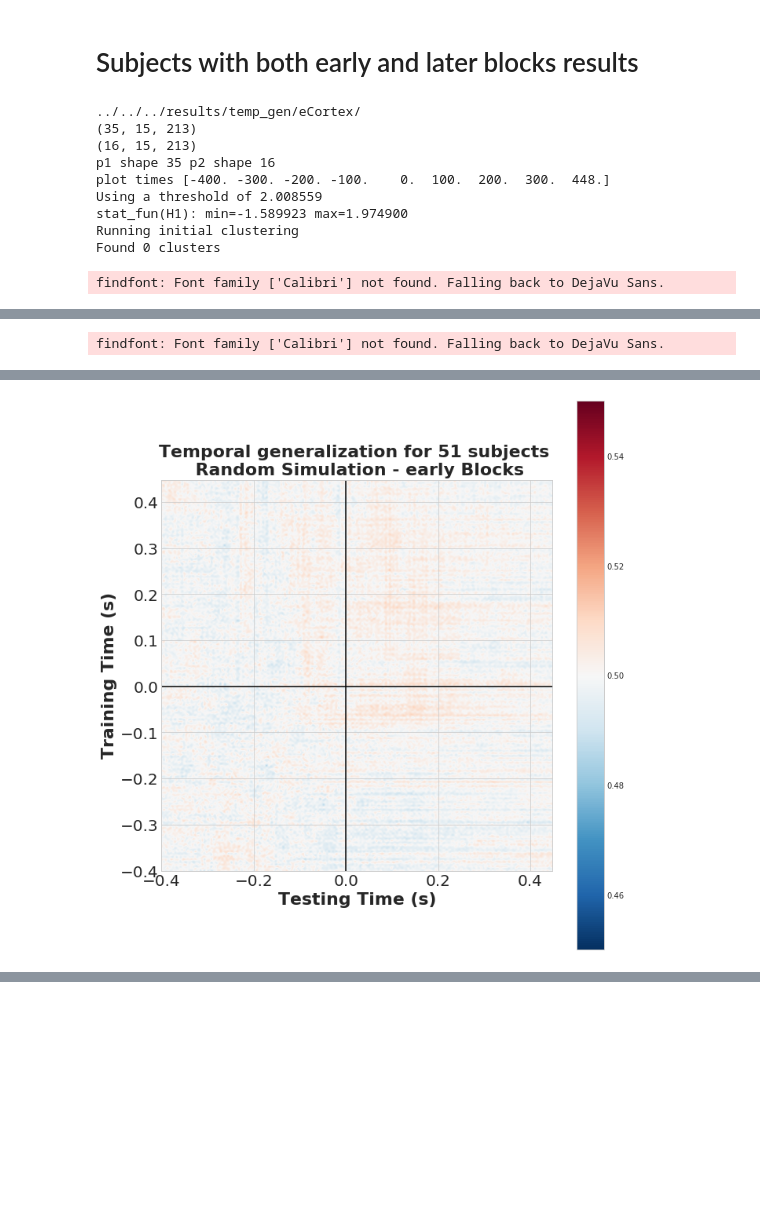
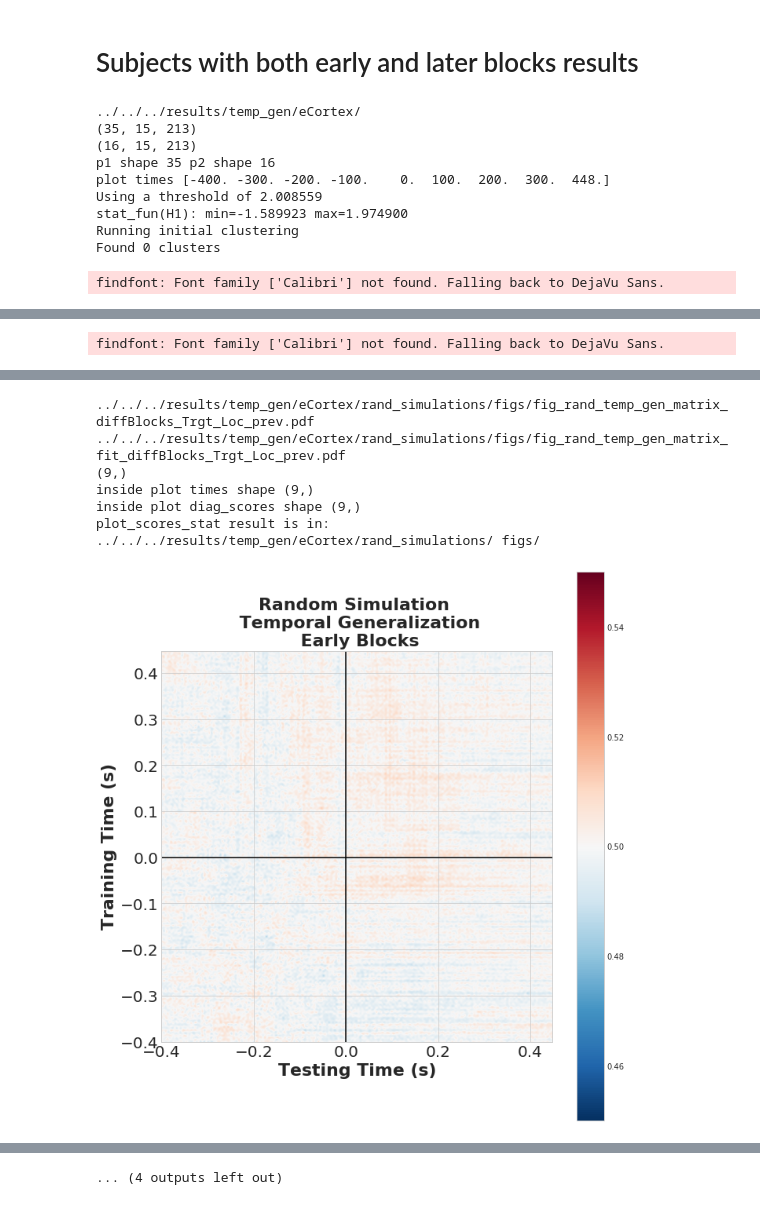
Before and after one commit to MaryZolfaghar/SPLT_EEG, a Jupyter notebook: jupyter/finals/final_genResults_randomSimulation_myData_may0520.ipynb, the cells around one changed output, grey strips where cells are left out. Saved outputs shown, nothing was run; the diff lists cells and outputs as text; code cells hidden in the pictures; blank space fills up the shorter version.

```diff
--- a/jupyter/finals/final_genResults_randomSimulation_myData_may0520.ipynb
+++ b/jupyter/finals/final_genResults_randomSimulation_myData_may0520.ipynb
@@ -422,7 +414,7 @@ def plot_scores(args, title, scores, fig_str,vmin, vmax):
 
     ax.set_xlabel('Testing Time (s)', fontproperties=font, fontsize=22, fontweight='bold')
     ax.set_ylabel('Training Time (s)', fontproperties=font, fontsize=22, fontweight='bold')
-    ax.set_title('Temporal generalization for %s subjects \n %s' %(num_tot_subjects, title), fontproperties=font, fontweight='bold', fontsize=22)
+    ax.set_title(title, fontproperties=font, fontweight='bold', fontsize=22)
     ax.axvline(0, color='k')
     ax.axhline(0, color='k')
 
@@ -432,10 +424,8 @@ def plot_scores(args, title, scores, fig_str,vmin, vmax):
     ax.xaxis.set_ticks_position('bottom')
     plt.colorbar(im, ax=ax)
     plt.tight_layout()
-#     plt.show()
 
-    print(args.SAVE_RESULT_ROOT + 'figs/' + fig_str + '.tiff')
-#     plt.savefig((args.SAVE_RESULT_ROOT + 'figs/' + fig_str + '.png'), dpi=300, bbox_inches='tight')
+    print(args.SAVE_RESULT_ROOT + 'figs/' + fig_str + '.pdf')
     plt.savefig((args.SAVE_RESULT_ROOT + 'figs/' + fig_str + '.pdf'))
 
 def plot_scores_diag(title, scores_diag, apply_smooth):
@@ -518,5 +516,5 @@ def plot_scores_stat(args, title, diag_scores, plot_times, clusts, num_tot_subje
 # %%
-def stat_anal(score_diag, title, is_diff):
+def stat_anal(score_diag, is_diff):
     #-------------------------------------------------------------------------------------
     indx=[16,31,46,61,76,91,106,121,136,151,166,181,196] #every 15 samples -> 15*4=60ms;
     indx=[26,51,76,101,126,151,176,201] #every 25 samples -> 25*4=100ms;
@@ -617,14 +615,17 @@ selected_subj_P1 = [1, 2, 3, 4, 5, 7, 8, 9, 10, 12, 15, 16, \
 selected_subj_P2 = [18, 19, 20, 21, 23, 24, 26, 28, 29, \
                    31, 33, 34, 35, 36, 38, 39]
 
+
 subj_p1 = selected_subj_P1.copy()
 subj_p2 = selected_subj_P2.copy()
+
+is_diff = False
+is_fit = False
 #------------------------------------------------------------------------------#
 #------------------------------------------------------------------------------#
 # early ------------- #
 #------------------------------------------------------------------------------#
 #------------------------------------------------------------------------------#
-
 args = arguments('early', 'removeevoked', 'False', 'Trgt_Loc_prev', 'False' )
 args.SAVE_RESULT_ROOT = '../../../results/temp_gen/eCortex/rand_simulations/'
 #
@@ -644,27 +645,26 @@ avgPS_e_fit     = np.mean(avgP_e_fit, axis=0)
 avgPSdiag_e_fit = np.mean(avgPdiag_e_fit, axis=0)
 
 #------------------------------------------------------------------------------#
-is_diff = False
-title = 'Random Simulation - %s Blocks' %(args.cond_block)
-#-------------------------------------------------------------------------------------
 score_diag = avgPdiag_e.copy()
 scores     = np.mean(avgP_e.copy(), axis=0) # avg over subjects, TimeXTime
 scores_fit = np.mean(avgP_e_fit.copy(), axis=0) # avg over subjects, TimeXTime
-binned_avg_score_diag, plot_times, clust_pck = stat_anal(score_diag, title, is_diff)
-
+binned_avg_score_diag, plot_times, clust_pck = stat_anal(score_diag, is_diff)
 
 #-------------------------------------------------------------------------------------
 fig_str = 'fig_rand_temp_gen_matrix_%sBlocks_%s' %(args.cond_block, args.mtdt_feat)
 vmin=0.45; vmax=0.55
+title='Random Simulation \n Temporal Generalization\n Early Blocks'
 plot_scores(args, title, scores, fig_str,vmin, vmax)
 
 fig_str = 'fig_rand_temp_gen_matrix_fit_%sBlocks_%s' %(args.cond_block, args.mtdt_feat)
-vmin=0.; vmax=1
+vmin=0; vmax=1
+title='Random Simulation \n Temporal Generalization - Fitting Scores\n Early Blocks'
 plot_scores(args, title, scores_fit, fig_str,vmin, vmax)
 
 fig_str = 'fig_rand_temp_gen_scores_%sBlocks_%s' %(args.cond_block, args.mtdt_feat)
+title='Random Simulation \n Decoding over Time - Early Blocks'
 plot_scores_stat(args, title, binned_avg_score_diag, plot_times,\
-                 clust_pck, str(num_tot_subjects), is_diff, fig_str)
+                 clust_pck, str(num_tot_subjects), is_diff, is_fit, fig_str, add_gray=True)
 
 #------------------------------------------------------------------------------#
 #------------------------------------------------------------------------------#
@@ -687,27 +687,60 @@ avgPdiag_l_fit  = np.mean(pd_fit, axis=1)
 avgPS_l_fit     = np.mean(avgP_l_fit, axis=0)
 avgPSdiag_l_fit = np.mean(avgPdiag_l_fit, axis=0)
 
-#------------------------------------------------------------------------------#
-title = 'Random Simulation - %s Blocks' %(args.cond_block)
 #-------------------------------------------------------------------------------------
 score_diag = avgPdiag_l.copy()
 scores     = np.mean(avgP_l.copy(), axis=0) # avg over subjects, TimeXTime
 scores_fit = np.mean(avgP_l_fit.copy(), axis=0) # avg over subjects, TimeXTime
-binned_avg_score_diag, plot_times, clust_pck = stat_anal(score_diag, title, is_diff)
+binned_avg_score_diag, plot_times, clust_pck = stat_anal(score_diag, is_diff)
 
-
+#-------------------------------------------------------------------------------------
+title = 'Later Blocks'
 #-------------------------------------------------------------------------------------
 fig_str = 'fig_rand_temp_gen_matrix_%sBlocks_%s' %(args.cond_block, args.mtdt_feat)
 vmin=0.45; vmax=0.55
 plot_scores(args, title, scores, fig_str,vmin, vmax)
 
 fig_str = 'fig_rand_temp_gen_matrix_fit_%sBlocks_%s' %(args.cond_block, args.mtdt_feat)
-vmin=0; vmax=1
+vmin = 0; vmax = 1
 plot_scores(args, title, scores_fit, fig_str,vmin, vmax)
 
 fig_str = 'fig_rand_temp_gen_scores_%sBlocks_%s' %(args.cond_block, args.mtdt_feat)
 plot_scores_stat(args, title, binned_avg_score_diag, plot_times,\
-                 clust_pck, str(num_tot_subjects), is_diff, fig_str)
+                 clust_pck, str(num_tot_subjects), is_diff, is_fit, fig_str, add_gray=True)
+
+
+#------------------------------------------------------------------------------#
+#------------------------------------------------------------------------------#
+# Diff ------------- #
+#------------------------------------------------------------------------------#
+#------------------------------------------------------------------------------#
+is_diff = True
+
+avgP_d     = avgP_l.copy() - avgP_e.copy()
+avgPdiag_d = avgPdiag_l.copy() - avgPdiag_e.copy()
+avgP_d_fit = avgP_l_fit.copy() - avgP_e_fit.copy()
+avgPdiag_d_fit = avgPdiag_l_fit.copy() - avgPdiag_e_fit.copy()
+
+#-------------------------------------------------------------------------------------
+score_diag = avgPdiag_d.copy()
+scores     = np.mean(avgP_d.copy(), axis=0) # avg over subjects, TimeXTime
+scores_fit = np.mean(avgP_d_fit.copy(), axis=0) # avg over subjects, TimeXTime
+binned_avg_score_diag, plot_times, clust_pck = stat_anal(score_diag, is_diff)
+
+#-------------------------------------------------------------------------------------
+title = 'Difference (Later - Early)'
+#-------------------------------------------------------------------------------------
+fig_str = 'fig_rand_temp_gen_matrix_%sBlocks_%s' %('diff', args.mtdt_feat)
+vmin=-0.1; vmax=0.1
+plot_scores(args, title, scores, fig_str,vmin, vmax)
+
+fig_str = 'fig_rand_temp_gen_matrix_fit_%sBlocks_%s' %('diff', args.mtdt_feat)
+vmin=-0.1; vmax=0.1
+plot_scores(args, title, scores_fit, fig_str,vmin, vmax)
+
+fig_str = 'fig_rand_temp_gen_scores_%sBlocks_%s' %('diff', args.mtdt_feat)
+plot_scores_stat(args, title, binned_avg_score_diag, plot_times,\
+                 clust_pck, str(num_tot_subjects), is_diff, is_fit, fig_str, add_gray=True)
 # %% [output]
 ../../../results/temp_gen/eCortex/
 (35, 15, 213)
@@ -750 +792,7 @@ insude plot diag_scores shape (9,)
+../../../results/temp_gen/eCortex/rand_simulations/figs/fig_rand_temp_gen_matrix_diffBlocks_Trgt_Loc_prev.pdf
+../../../results/temp_gen/eCortex/rand_simulations/figs/fig_rand_temp_gen_matrix_fit_diffBlocks_Trgt_Loc_prev.pdf
+(9,)
+inside plot times shape (9,)
+inside plot diag_scores shape (9,)
+plot_scores_stat result is in: ../../../results/temp_gen/eCortex/rand_simulations/ figs/
-[figure, old version]
+[figure, new version]
@@ -755,0 +803 @@ insude plot diag_scores shape (9,)
+... (4 outputs left out)
```
Also changed, not shown: parts of 13 cells of this notebook, 2 other files.
